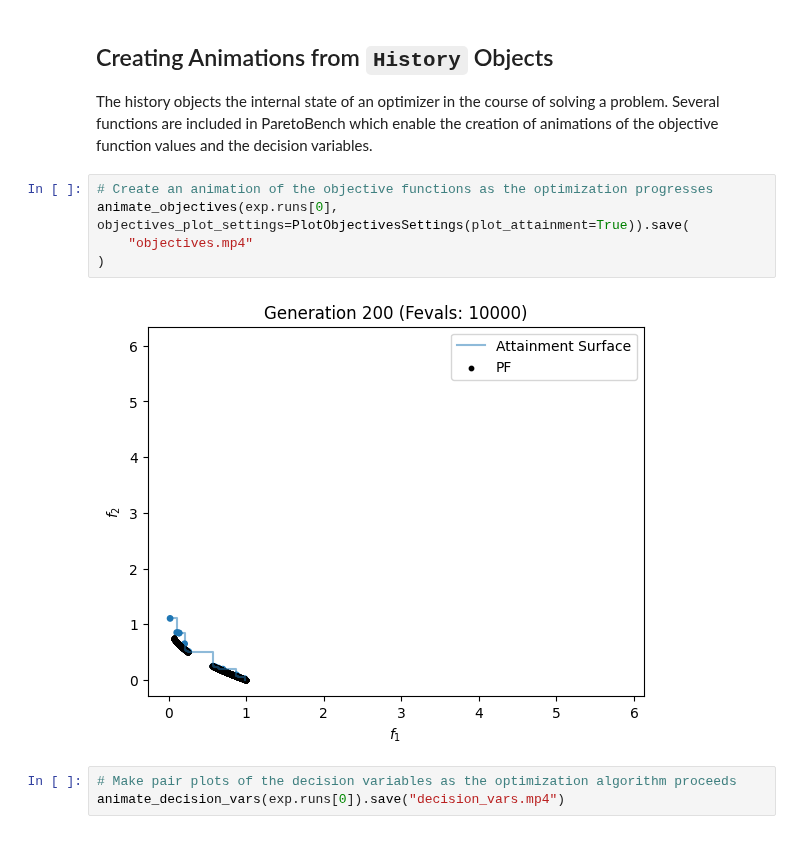
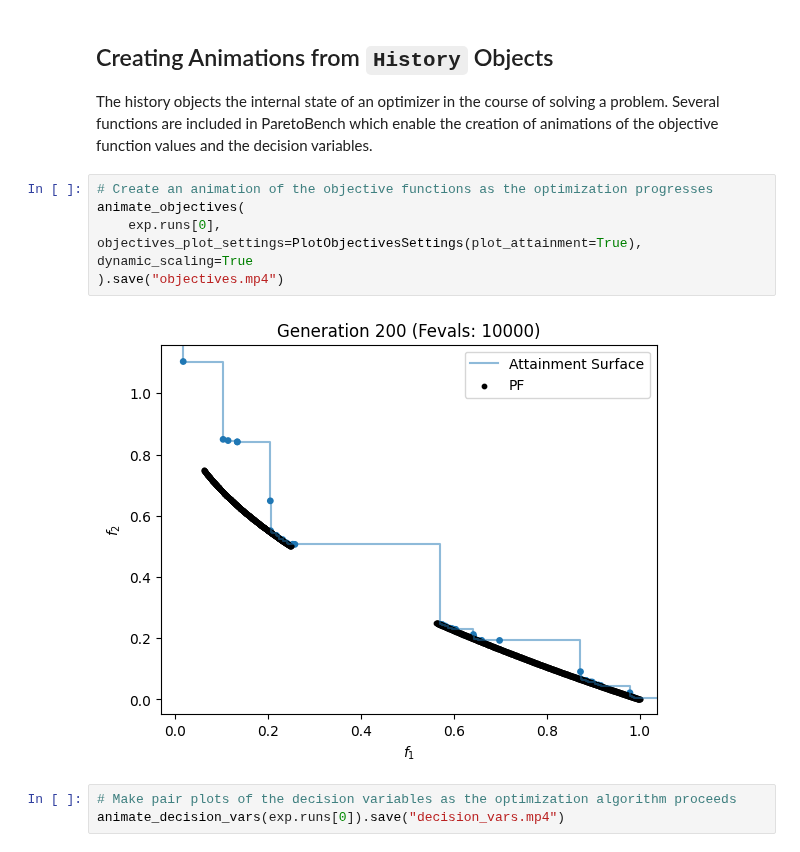
Before and after one commit to electronsandstuff/ParetoBench, a Jupyter notebook: example_notebooks/plotting.ipynb, the cells around one changed output. Saved outputs shown, nothing was run; the diff lists cells and outputs as text.

Commit message:
add "dynamic scaling"

```diff
--- a/example_notebooks/plotting.ipynb
+++ b/example_notebooks/plotting.ipynb
@@ -85,11 +85,11 @@ Text(0.5, 0.98, 'Remove Dominated Individuals')
 The history objects the internal state of an optimizer in the course of solving a problem. Several functions are included in ParetoBench which enable the creation of animations of the objective function values and the decision variables.
 # %%
 # Create an animation of the objective functions as the optimization progresses
-animate_objectives(exp.runs[0], objectives_plot_settings=PlotObjectivesSettings(plot_attainment=True)).save(
-    "objectives.mp4"
-)
+animate_objectives(
+    exp.runs[0], objectives_plot_settings=PlotObjectivesSettings(plot_attainment=True), dynamic_scaling=True
+).save("objectives.mp4")
 # %% [output]
-[figure, old version]
+[figure, new version]
 # %%
 # Make pair plots of the decision variables as the optimization algorithm proceeds
 animate_decision_vars(exp.runs[0]).save("decision_vars.mp4")
```
Also changed, not shown: 1 other file.
